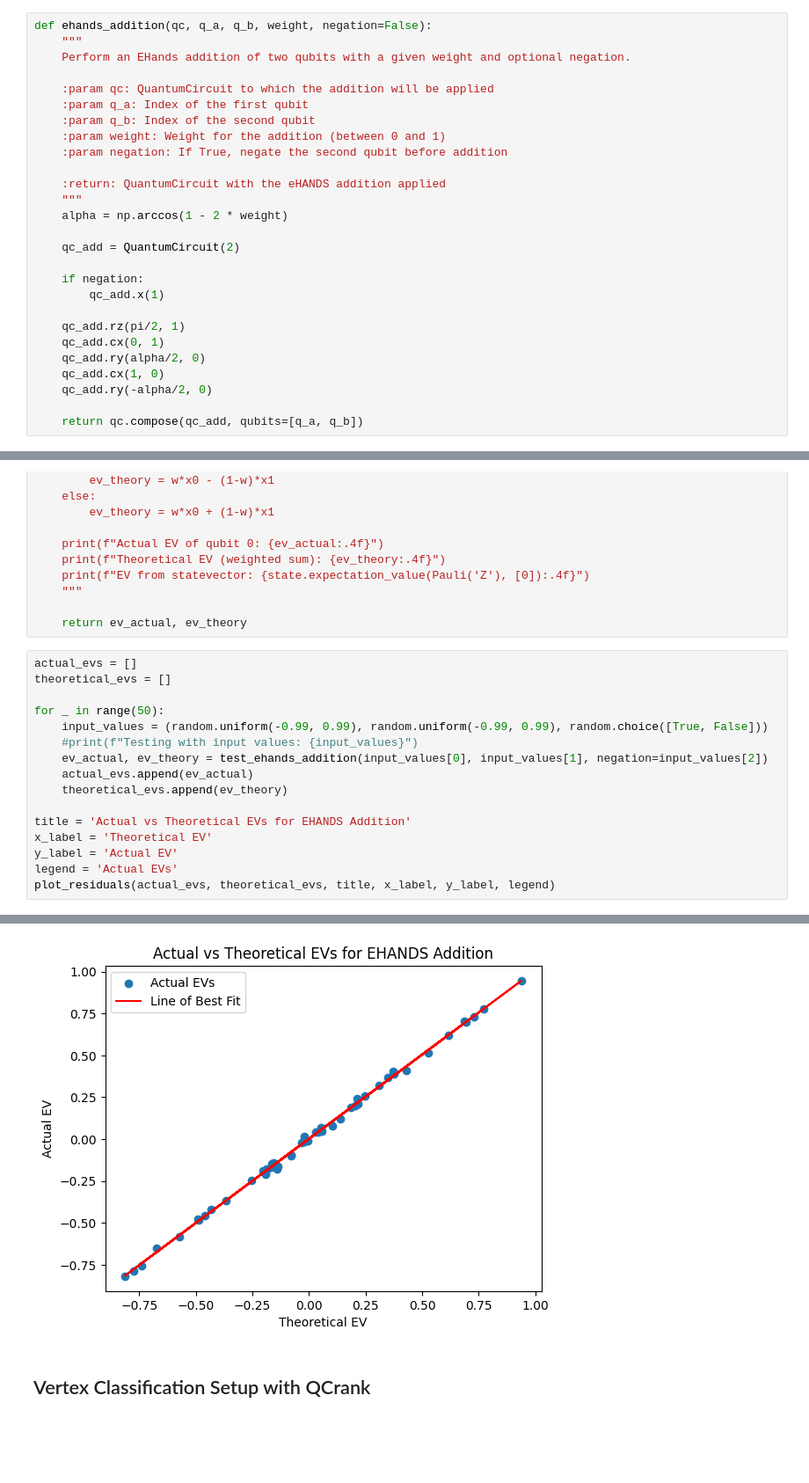
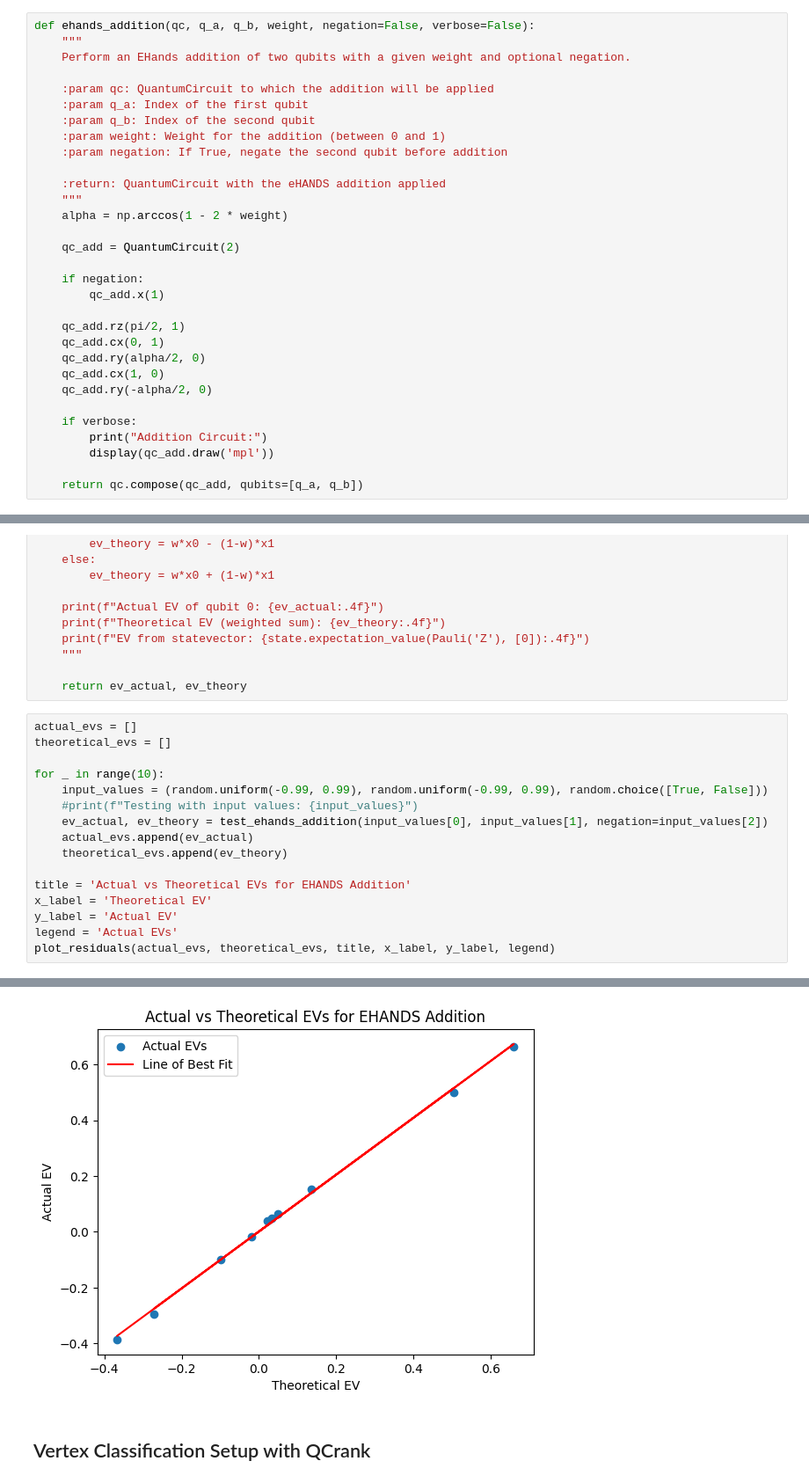
Before and after one commit to Burned357Waffles/Marching-Qubes-Thesis, a Jupyter notebook: ehands_qcrank_vertex_classification.ipynb, the cells around one changed output, grey strips where cells are left out. Shown at 88% size. Cells and saved outputs as stored; diff of their text form; blank space fills up the shorter version.

```diff
--- a/ehands_qcrank_vertex_classification.ipynb
+++ b/ehands_qcrank_vertex_classification.ipynb
@@ -144,7 +144,7 @@ def plot_residuals(actual, theory, title, x_label, y_label, legend):
 
     plt.show()
 # %%
-def ehands_addition(qc, q_a, q_b, weight, negation=False):
+def ehands_addition(qc, q_a, q_b, weight, negation=False, verbose=False):
     """
     Perform an EHands addition of two qubits with a given weight and optional negation.
 
@@ -169,6 +169,10 @@ def ehands_addition(qc, q_a, q_b, weight, negation=False):
     qc_add.cx(1, 0)
     qc_add.ry(-alpha/2, 0)
 
+    if verbose:
+        print("Addition Circuit:")
+        display(qc_add.draw('mpl'))
+
     return qc.compose(qc_add, qubits=[q_a, q_b])
 # %% [markdown]
 ## Test of addition and subtraction using EHands EVEN encoding and decoding on 2 qubits
@@ -225,7 +229,7 @@ def test_ehands_addition(x0, x1, negation):
 actual_evs = []
 theoretical_evs = []
 
-for _ in range(50):
+for _ in range(10):
     input_values = (random.uniform(-0.99, 0.99), random.uniform(-0.99, 0.99), random.choice([True, False]))
     #print(f"Testing with input values: {input_values}")
     ev_actual, ev_theory = test_ehands_addition(input_values[0], input_values[1], negation=input_values[2])
@@ -242,4 +246,4 @@ Slope of line of best fit: 1.0046
-[figure, old version]
+[figure, new version]
 # %% [markdown]
 ## Vertex Classification Setup with QCrank
 # %%
```
Also changed, not shown: parts of 12 cells of this notebook, 1 other file.
